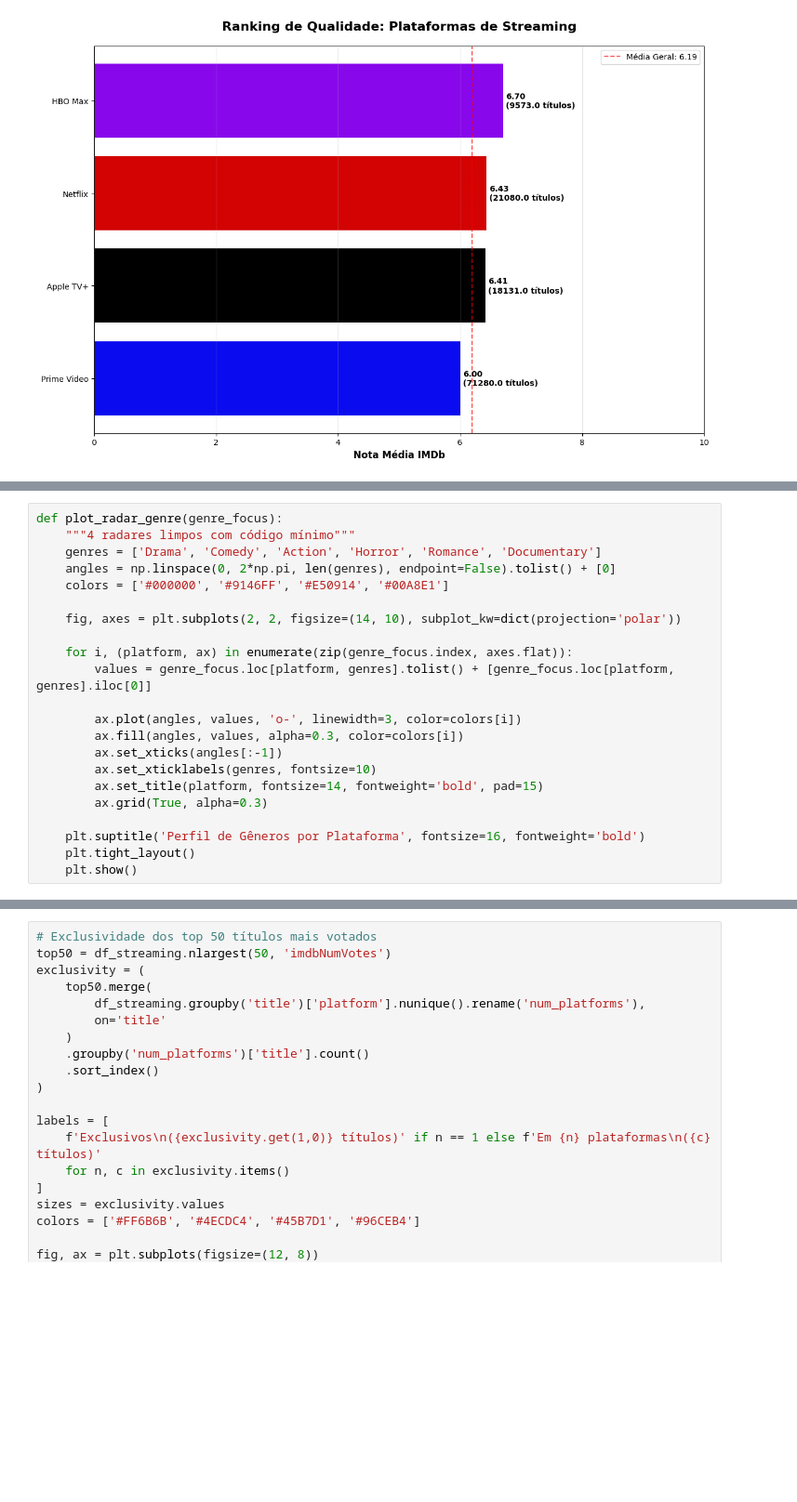
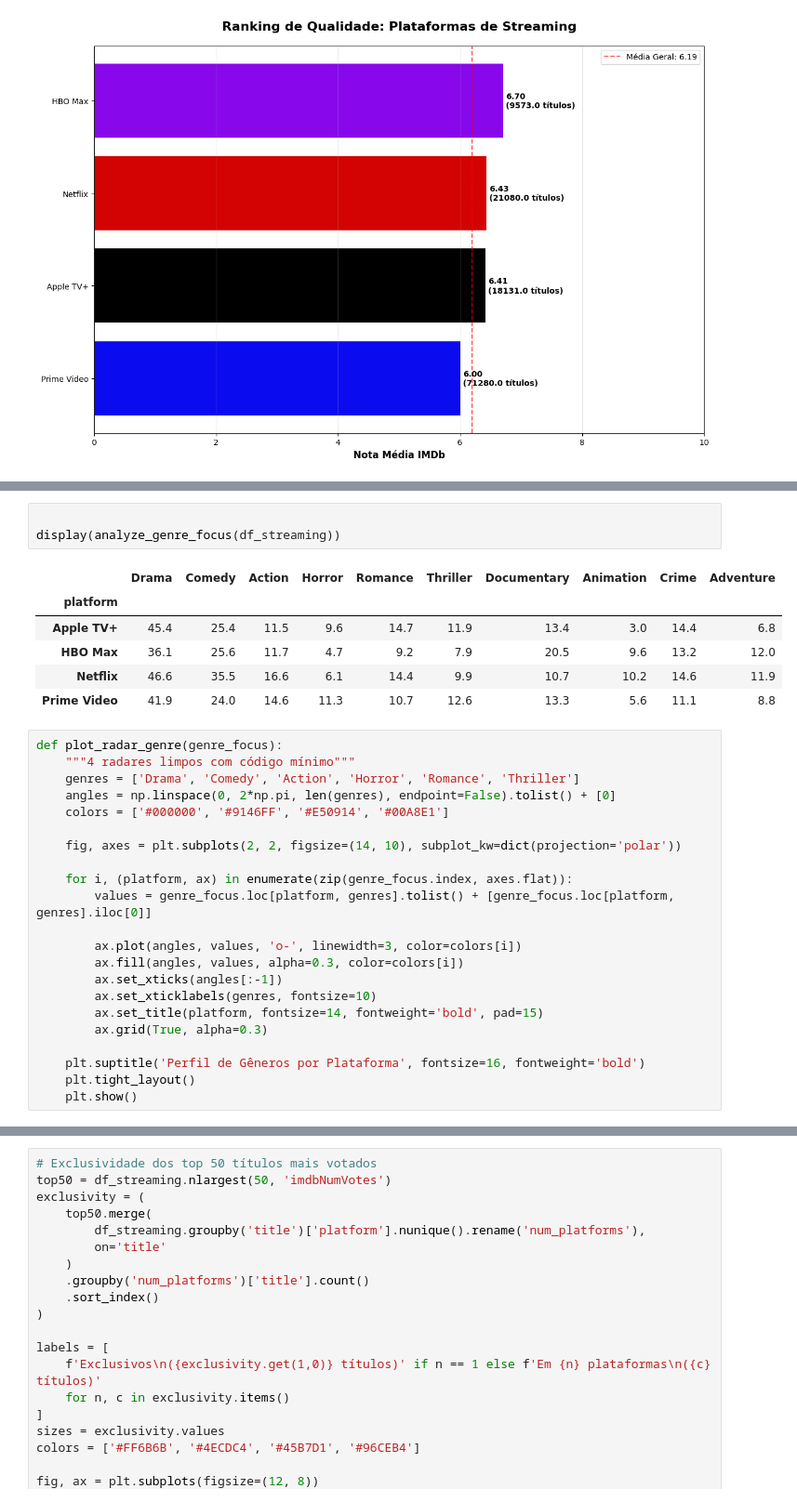
Before and after one commit to nise1301/Streamings_Analysis, a Jupyter notebook: Apresentação/um_notebook_para_todos_governar.ipynb, the cells around one changed output, grey strips where cells are left out. Shown at 93% size. Saved outputs shown, nothing was run; the diff lists cells and outputs as text; blank space fills up the shorter version.

```diff
--- a/Apresentação/um_notebook_para_todos_governar.ipynb
+++ b/Apresentação/um_notebook_para_todos_governar.ipynb
@@ -227,7 +410,17 @@ plt.show()
+# %%
+
+display(analyze_genre_focus(df_streaming))
+# %% [output]
+|  | Drama | Comedy | Action | Horror | Romance | Thriller | Documentary | Animation | Crime | Adventure |
+| platform |  |  |  |  |  |  |  |  |  |  |
+| Apple TV+ | 45.4 | 25.4 | 11.5 | 9.6 | 14.7 | 11.9 | 13.4 | 3.0 | 14.4 | 6.8 |
+| HBO Max | 36.1 | 25.6 | 11.7 | 4.7 | 9.2 | 7.9 | 20.5 | 9.6 | 13.2 | 12.0 |
+| Netflix | 46.6 | 35.5 | 16.6 | 6.1 | 14.4 | 9.9 | 10.7 | 10.2 | 14.6 | 11.9 |
+| Prime Video | 41.9 | 24.0 | 14.6 | 11.3 | 10.7 | 12.6 | 13.3 | 5.6 | 11.1 | 8.8 |
 # %%
 def plot_radar_genre(genre_focus):
     """4 radares limpos com código mínimo"""
-    genres = ['Drama', 'Comedy', 'Action', 'Horror', 'Romance', 'Documentary']
+    genres = ['Drama', 'Comedy', 'Action', 'Horror', 'Romance', 'Thriller']
     angles = np.linspace(0, 2*np.pi, len(genres), endpoint=False).tolist() + [0]
     colors = ['#000000', '#9146FF', '#E50914', '#00A8E1']
 
```
Also changed, not shown: parts of 35 cells of this notebook, 2 other files.
